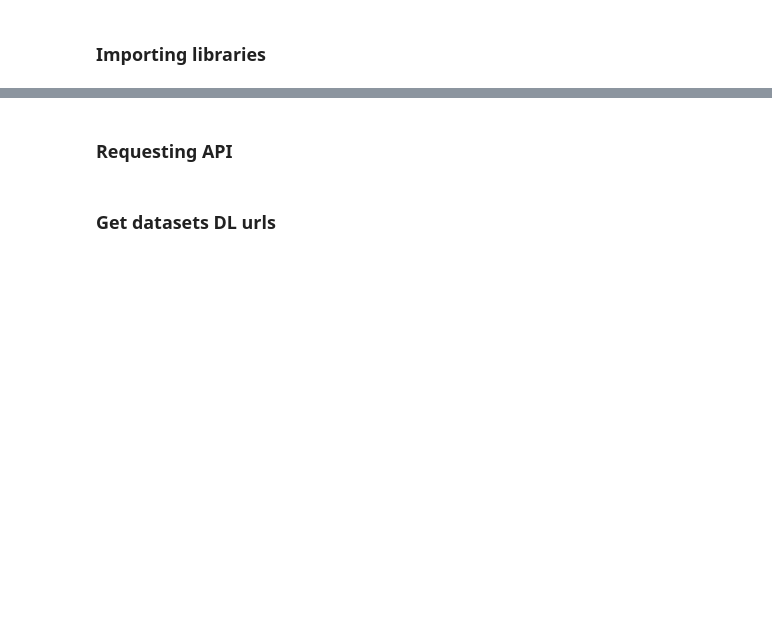
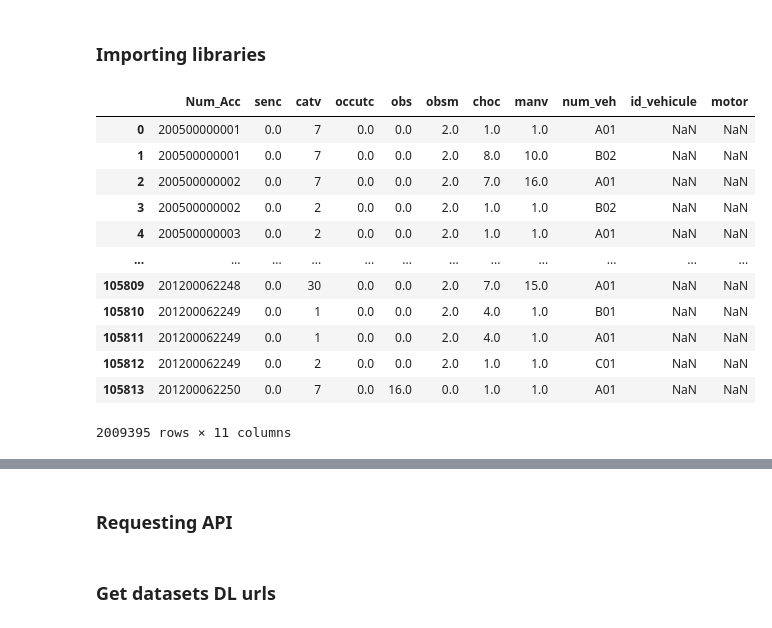
Before and after one commit to AurelienBr22/CyclingFacilities, a Jupyter notebook: notebooks/notebook_axel.ipynb, the cells around one changed output, grey strips where cells are left out. Cells and saved outputs as stored; diff of their text form; code cells hidden in the pictures; blank space fills up the shorter version.

```diff
--- a/notebooks/notebook_axel.ipynb
+++ b/notebooks/notebook_axel.ipynb
@@ -13,0 +281,16 @@ import yaml
+# %%
+vehi_df
+# %% [output]
+|  | Num_Acc | senc | catv | occutc | obs | obsm | choc | manv | num_veh | id_vehicule | motor |
+| 0 | 200500000001 | 0.0 | 7 | 0.0 | 0.0 | 2.0 | 1.0 | 1.0 | A01 | NaN | NaN |
+| 1 | 200500000001 | 0.0 | 7 | 0.0 | 0.0 | 2.0 | 8.0 | 10.0 | B02 | NaN | NaN |
+| 2 | 200500000002 | 0.0 | 7 | 0.0 | 0.0 | 2.0 | 7.0 | 16.0 | A01 | NaN | NaN |
+| 3 | 200500000002 | 0.0 | 2 | 0.0 | 0.0 | 2.0 | 1.0 | 1.0 | B02 | NaN | NaN |
+| 4 | 200500000003 | 0.0 | 2 | 0.0 | 0.0 | 2.0 | 1.0 | 1.0 | A01 | NaN | NaN |
+| ... | ... | ... | ... | ... | ... | ... | ... | ... | ... | ... | ... |
+| 105809 | 201200062248 | 0.0 | 30 | 0.0 | 0.0 | 2.0 | 7.0 | 15.0 | A01 | NaN | NaN |
+| 105810 | 201200062249 | 0.0 | 1 | 0.0 | 0.0 | 2.0 | 4.0 | 1.0 | B01 | NaN | NaN |
+| 105811 | 201200062249 | 0.0 | 1 | 0.0 | 0.0 | 2.0 | 4.0 | 1.0 | A01 | NaN | NaN |
+| 105812 | 201200062249 | 0.0 | 2 | 0.0 | 0.0 | 2.0 | 1.0 | 1.0 | C01 | NaN | NaN |
+| 105813 | 201200062250 | 0.0 | 7 | 0.0 | 16.0 | 0.0 | 1.0 | 1.0 | A01 | NaN | NaN |
+2009395 rows × 11 columns
```
Also changed, not shown: parts of 27 cells of this notebook.
